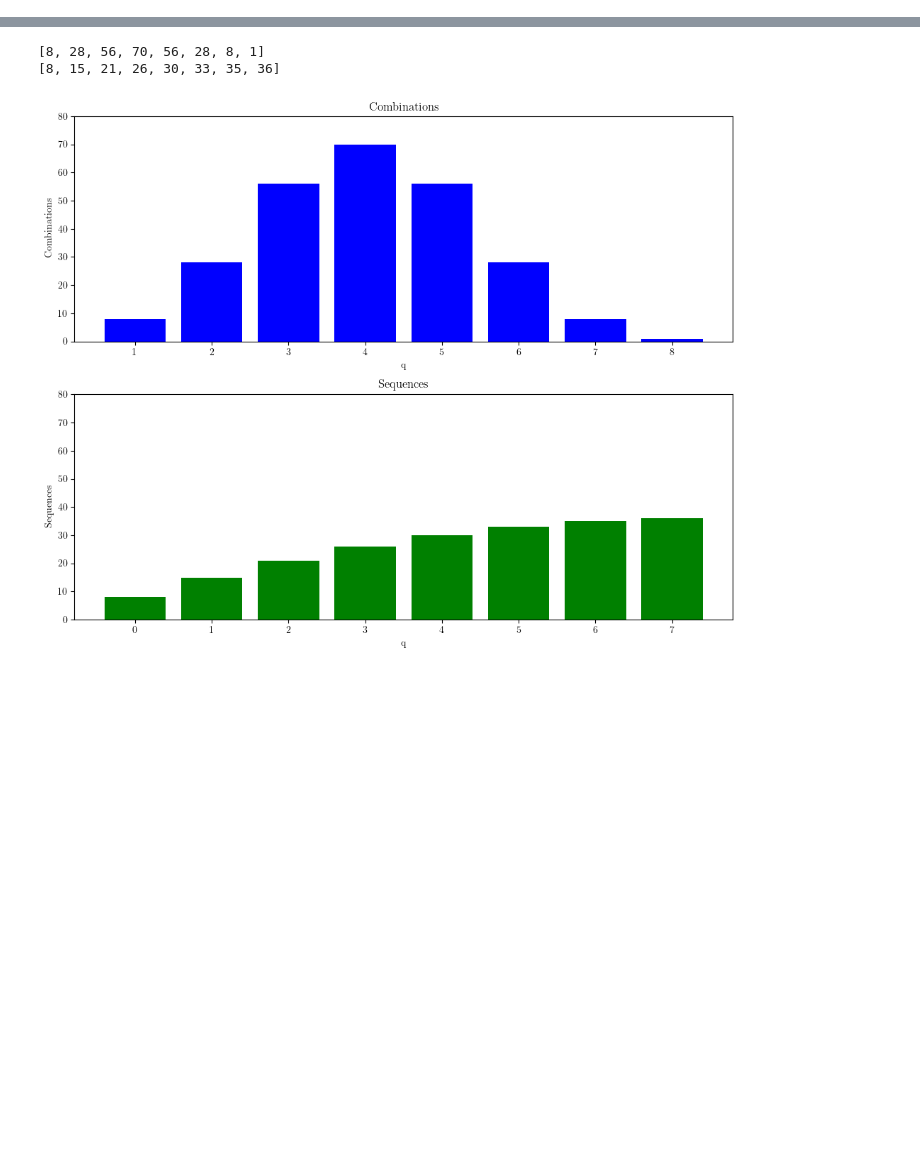
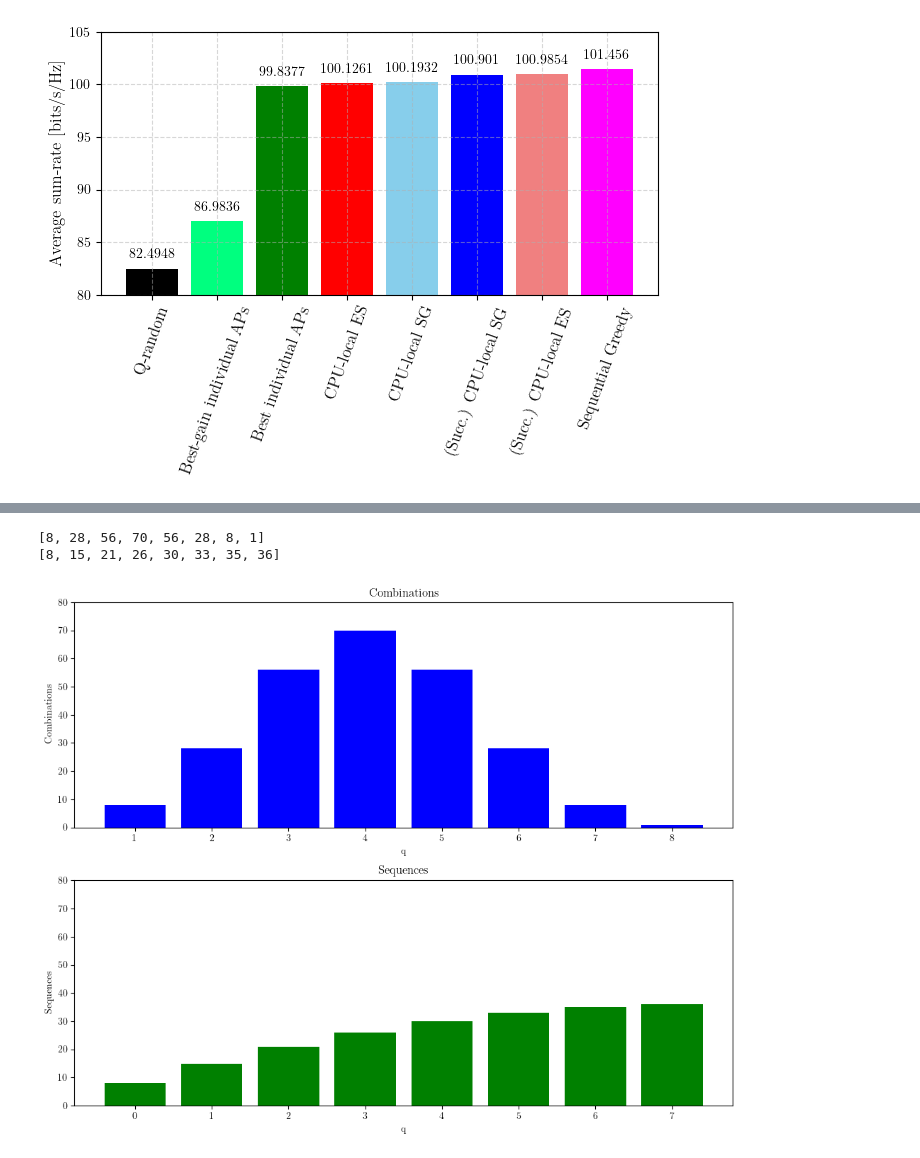
Before and after one commit to DarielPereira/GNN-Optimization-AP-activation-CF_mMIMO, a Jupyter notebook: GRAPHs/BarGraphs.ipynb, the cells around one changed output, grey strips where cells are left out. Cells and saved outputs as stored; diff of their text form; code cells hidden in the pictures; blank space fills up the shorter version.

```diff
--- a/GRAPHs/BarGraphs.ipynb
+++ b/GRAPHs/BarGraphs.ipynb
@@ -1,9 +8,35 @@
 # %%
-import matplotlib.pyplot as plt
-import numpy as np
-from functionsUtils import load_results
-#
-plt.rc('text', usetex=True)
-plt.rc('font', family='Times New Roman')
+# Data
+alternatives = ['Q-random', 'Best-gain individual APs', 'Best individual APs', 'CPU-local ES', 'CPU-local SG', '(Succ.) CPU-local SG', '(Succ.) CPU-local ES', 'Sequential Greedy']
+values = [82.4948, 86.9836, 99.8377, 100.1261, 100.1932, 100.9010, 100.9854, 101.4560]  # Replace with your values
+
+fig, ax = plt.subplots()
+plt.grid(linestyle='--', alpha=0.5)
+
+spacing = 10 # Spacing factor
+x_positions = np.arange(len(alternatives)) * spacing
+# Create the bar chart
+plt.bar(x_positions, values, width=8, color=['black', 'springgreen', 'green', 'red', 'skyblue', 'blue', 'lightcoral', 'fuchsia'])
+
+plt.xticks(x_positions, alternatives, rotation=70, fontsize=12)
+plt.ylim([80, 105])
+
+# Add labels and title
+plt.ylabel('Average sum-rate [bits/s/Hz]', fontsize=12)
+
+# Annotate values on bars
+for i, value in enumerate(values):
+    plt.text(x_positions[i], value + 1, str(value), ha='center', fontsize=10)
+
+# Show the plot
+plt.tight_layout()
+plt.draw()
+plt.show()
+
+image_format = 'png' # e.g .png, .svg, etc.
+image_name = 'AveSE_BarGraph_MediumSetups.png'
+fig.savefig(image_name, format=image_format, dpi=400)
+# %% [output]
+[figure, added]
 # %%
 # Data
```
Also changed, not shown: parts of 4 cells of this notebook, 6 other files.
